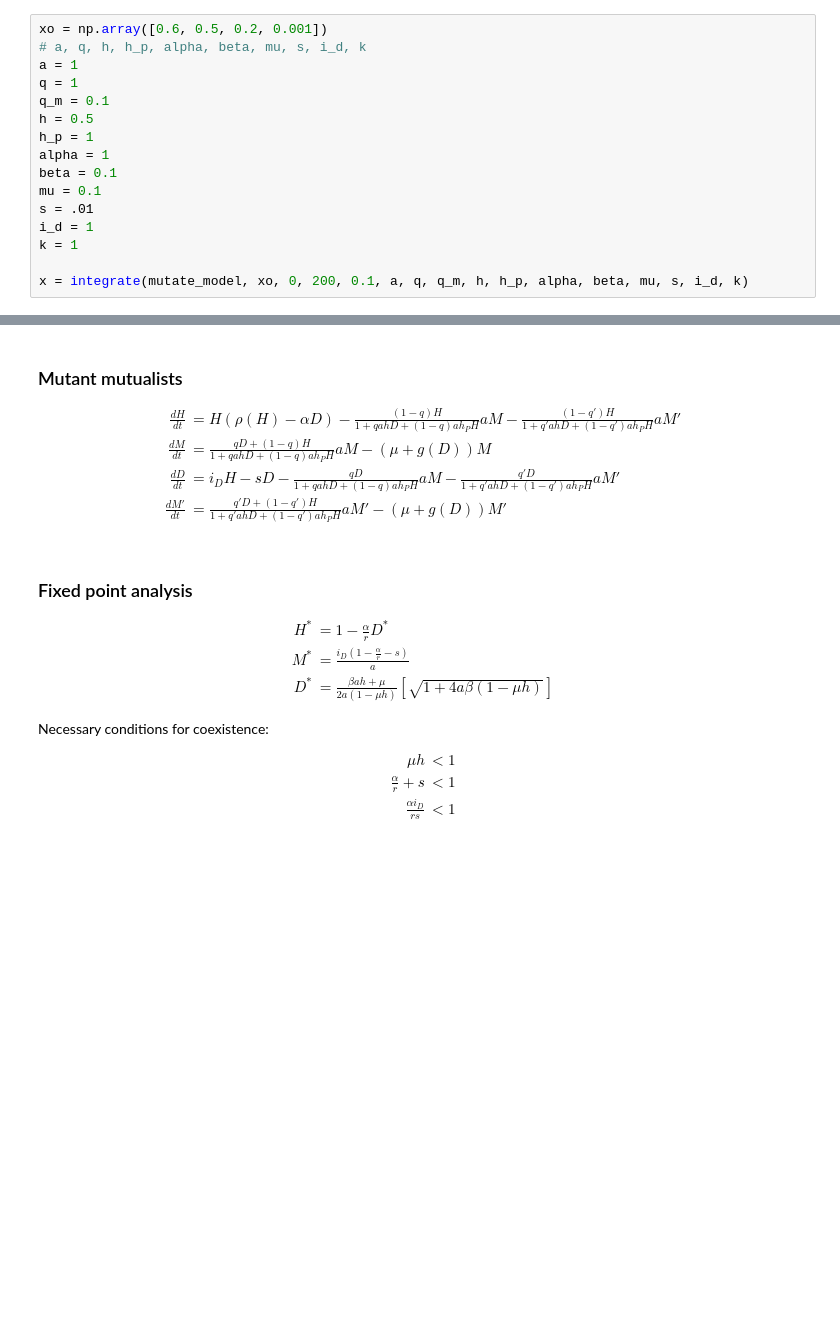
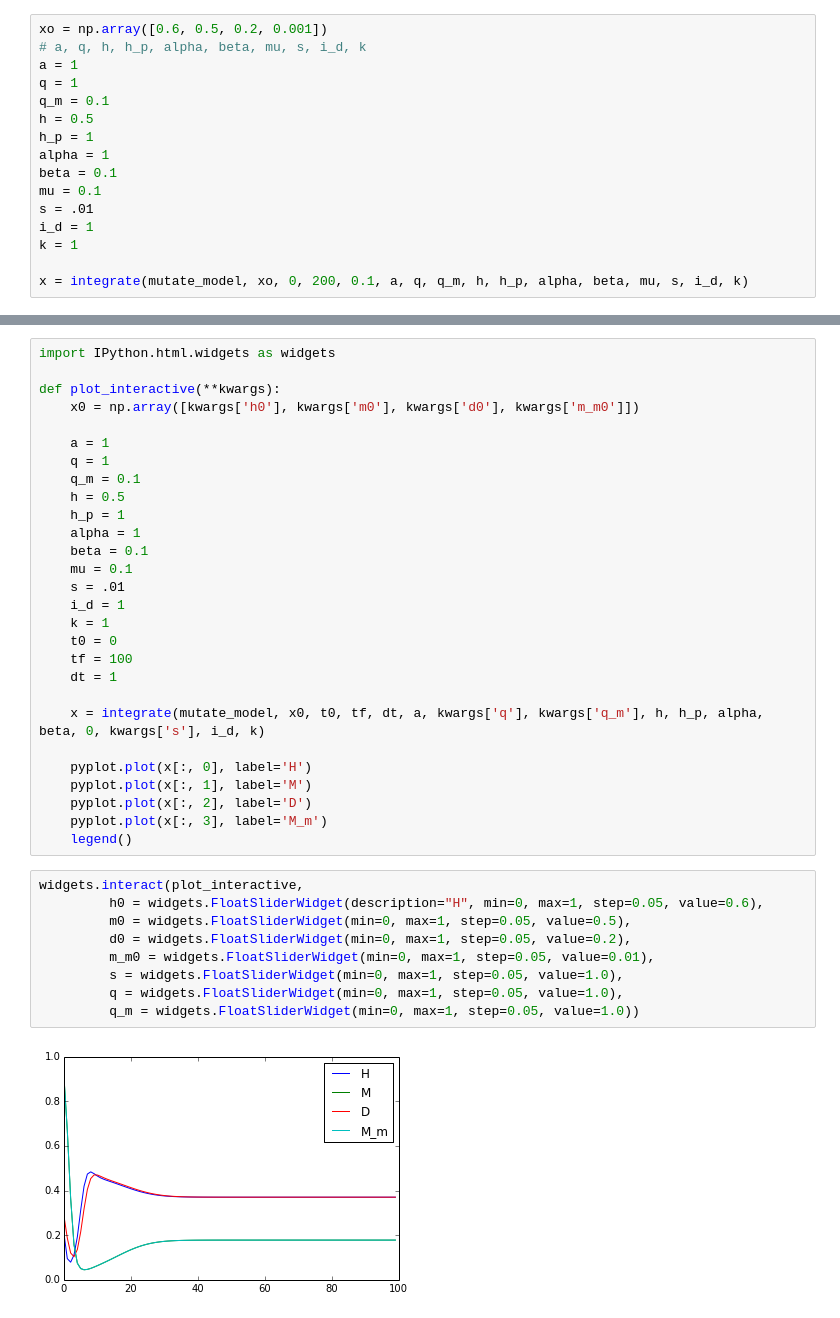
Before and after one commit to renatocoutinho/mutparasite, a Jupyter notebook: Parasitism-mutualism.ipynb, the cells around one changed output, grey strips where cells are left out. Drawn from its saved outputs; the diff is of its cells as text; blank space fills up the shorter version.

Commit message:
Adding widgets to notebook simulation

```diff
--- a/Parasitism-mutualism.ipynb
+++ b/Parasitism-mutualism.ipynb
@@ -114,25 +141,39 @@ We can initially choose $\rho = 1-H/K$ (logistic growth) and $g(D) = \beta/D$. W
-# %% [markdown]
-### Mutant mutualists
-
-$$ \begin{aligned}
-    \frac{dH}{dt} &= H (\rho(H) - \alpha D) - \frac{(1-q)H}{1+qahD + (1-q)a h_P H} aM - \frac{(1-q')H}{1+q'ahD + (1-q')a h_P H} aM' \\
-    \frac{dM}{dt} &= \frac{qD + (1-q)H}{1+qahD + (1-q)a h_P H} aM - (\mu + g(D)) M \\
-    \frac{dD}{dt} &= i_D H- sD - \frac{qD}{1+qahD + (1-q)a h_P H} aM - \frac{q'D}{1+q'ahD + (1-q')a h_P H} aM' \\
-    \frac{dM'}{dt} &= \frac{q'D + (1-q')H}{1+q'ahD + (1-q')a h_P H} aM' - (\mu + g(D)) M'
-   \end{aligned}$$
-# %% [markdown]
-### Fixed point analysis
-
-$$ \begin{aligned}
-    H^\ast &= 1-\frac{\alpha}{r} D^\ast \\
-    M^\ast &= \frac{i_D \left(1-\frac{\alpha}{r} -s\right)}{a} \\
-    D^\ast &= \frac{\beta a h + \mu}{2a(1-\mu h)} \left[ \sqrt{1+4a\beta(1-\mu h)} \right]
-    \end{aligned}$$
-
-Necessary conditions for coexistence:
-
-$$ \begin{aligned}
-    \mu h &< 1 \\
-    \frac{\alpha}{r} + s &< 1 \\
-    \frac{\alpha i_D}{r s} &<1
-   \end{aligned}$$
+# %%
+import IPython.html.widgets as widgets
+
+def plot_interactive(**kwargs):
+    x0 = np.array([kwargs['h0'], kwargs['m0'], kwargs['d0'], kwargs['m_m0']])
+
+    a = 1
+    q = 1
+    q_m = 0.1
+    h = 0.5
+    h_p = 1
+    alpha = 1
+    beta = 0.1
+    mu = 0.1
+    s = .01
+    i_d = 1
+    k = 1
+    t0 = 0
+    tf = 100
+    dt = 1
+
+    x = integrate(mutate_model, x0, t0, tf, dt, a, kwargs['q'], kwargs['q_m'], h, h_p, alpha, beta, 0, kwargs['s'], i_d, k)
+
+    pyplot.plot(x[:, 0], label='H')
+    pyplot.plot(x[:, 1], label='M')
+    pyplot.plot(x[:, 2], label='D')
+    pyplot.plot(x[:, 3], label='M_m')
+    legend()
+# %%
+widgets.interact(plot_interactive,
+         h0 = widgets.FloatSliderWidget(description="H", min=0, max=1, step=0.05, value=0.6),
+         m0 = widgets.FloatSliderWidget(min=0, max=1, step=0.05, value=0.5),
+         d0 = widgets.FloatSliderWidget(min=0, max=1, step=0.05, value=0.2),
+         m_m0 = widgets.FloatSliderWidget(min=0, max=1, step=0.05, value=0.01),
+         s = widgets.FloatSliderWidget(min=0, max=1, step=0.05, value=1.0),
+         q = widgets.FloatSliderWidget(min=0, max=1, step=0.05, value=1.0),
+         q_m = widgets.FloatSliderWidget(min=0, max=1, step=0.05, value=1.0))
+# %% [output]
+[figure, added]
```
Also changed, not shown: parts of 4 cells of this notebook, 1 other file.
